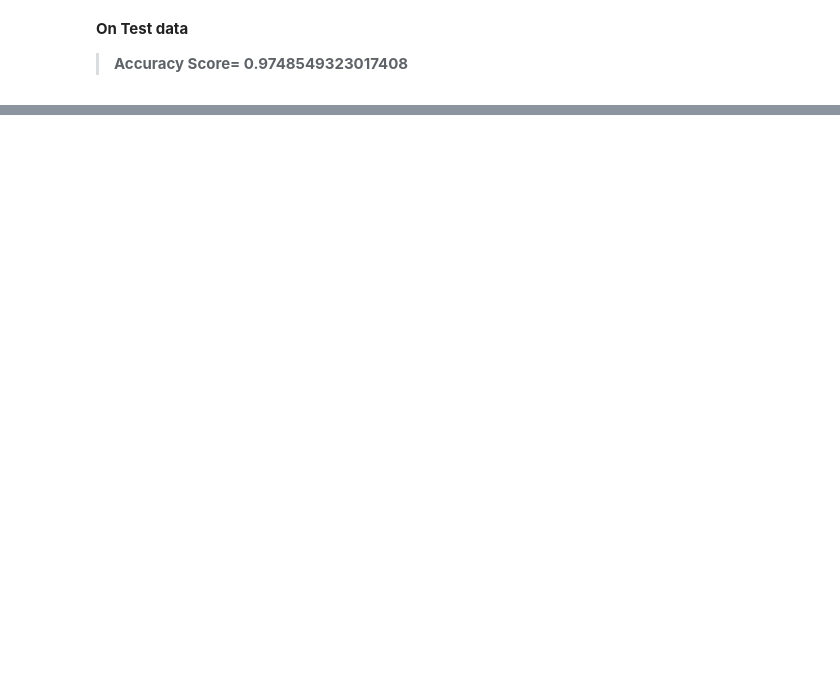
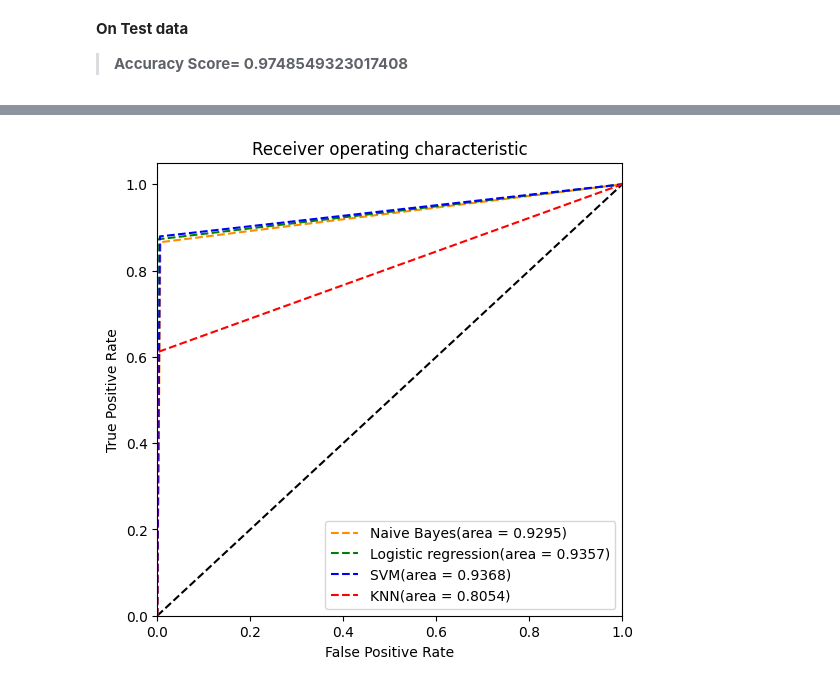
Before and after one commit to sd1214/Spam-SMS-Detection, a Jupyter notebook: Spam_SMS_detection.ipynb, the cells around one changed output, grey strips where cells are left out. Saved outputs shown, nothing was run; the diff lists cells and outputs as text; code cells hidden in the pictures; blank space fills up the shorter version.

Commit message:
implemented logistic regression, svm, knn model

```diff
--- a/Spam_SMS_detection.ipynb
+++ b/Spam_SMS_detection.ipynb
@@ -392,3 +395,5 @@ print(corr)
+# %%
+df['Output']=np.where(df['Output']=='spam',1,0)
 # %%
 X=df['Text']
 Y=df['Output']
@@ -532,0 +692,6 @@ Accuracy Score
+# %%
+from sklearn.linear_model import LogisticRegression
+lgr=LogisticRegression(penalty="l2",solver='saga',max_iter=10000,C=0.7,tol=1e-4);
+lgr.fit(X_train,y_train);
+pred_y_train_2=lgr.predict(X_train);
+pred_y_test_2=lgr.predict(X_test);
@@ -532,0 +756,6 @@ Accuracy Score
+# %%
+from sklearn import svm
+svm=svm.LinearSVC()
+svm.fit(X_train,y_train);
+pred_y_train_3=svm.predict(X_train);
+pred_y_test_3=svm.predict(X_test);
@@ -532,0 +820,6 @@ Accuracy Score
+# %%
+from sklearn.neighbors import KNeighborsClassifier
+knn=KNeighborsClassifier(n_neighbors=2,weights="distance")
+knn.fit(X_train,y_train);
+pred_y_train_4=knn.predict(X_train);
+pred_y_test_4=knn.predict(X_test);
@@ -532,0 +895,30 @@ Accuracy Score
+# %%
+from sklearn.metrics import roc_curve, auc
+
+fpr_1, tpr_1, threshold = roc_curve(y_test,pred_y_test_1,pos_label=1)
+roc_auc_1 = auc(fpr_1, tpr_1)
+fpr_2, tpr_2, threshold = roc_curve(y_test,pred_y_test_2,pos_label=1)
+roc_auc_2 = auc(fpr_2, tpr_2)
+fpr_3, tpr_3, threshold = roc_curve(y_test,pred_y_test_3,pos_label=1)
+roc_auc_3 = auc(fpr_3, tpr_3)
+fpr_4, tpr_4, threshold = roc_curve(y_test,pred_y_test_4,pos_label=1)
+roc_auc_4 = auc(fpr_4, tpr_4)
+plt.figure(figsize=(6,6),dpi=100)
+plt.plot([0, 1], [0, 1], color='black', linestyle='--')
+plt.plot(fpr_1, tpr_1, color='darkorange',linestyle='--', label='Naive Bayes(area = %0.4f)' % roc_auc_1)
+
+plt.plot(fpr_2, tpr_2, color='green',linestyle='--', label='Logistic regression(area = %0.4f)' % roc_auc_2)
+
+plt.plot(fpr_3, tpr_3, color='blue',linestyle='--', label='SVM(area = %0.4f)' % roc_auc_3)
+
+plt.plot(fpr_4, tpr_4, color='red',linestyle='--', label='KNN(area = %0.4f)' % roc_auc_4)
+
+plt.xlim([0.0, 1.0])
+plt.ylim([0.0, 1.05])
+plt.xlabel('False Positive Rate')
+plt.ylabel('True Positive Rate')
+plt.title('Receiver operating characteristic')
+plt.legend(loc="lower right")
+plt.show()
+# %% [output]
+[figure, added]
```
Also changed, not shown: parts of 30 cells of this notebook.
